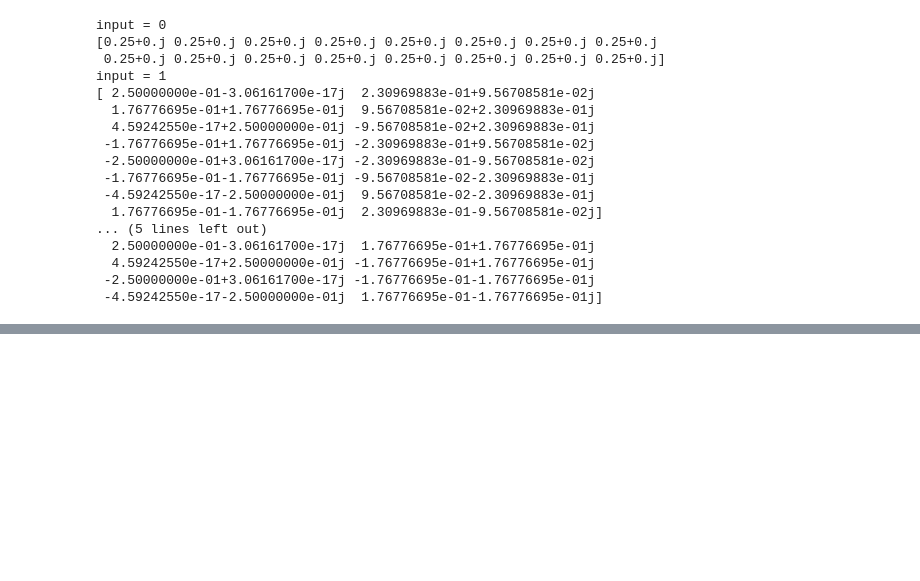
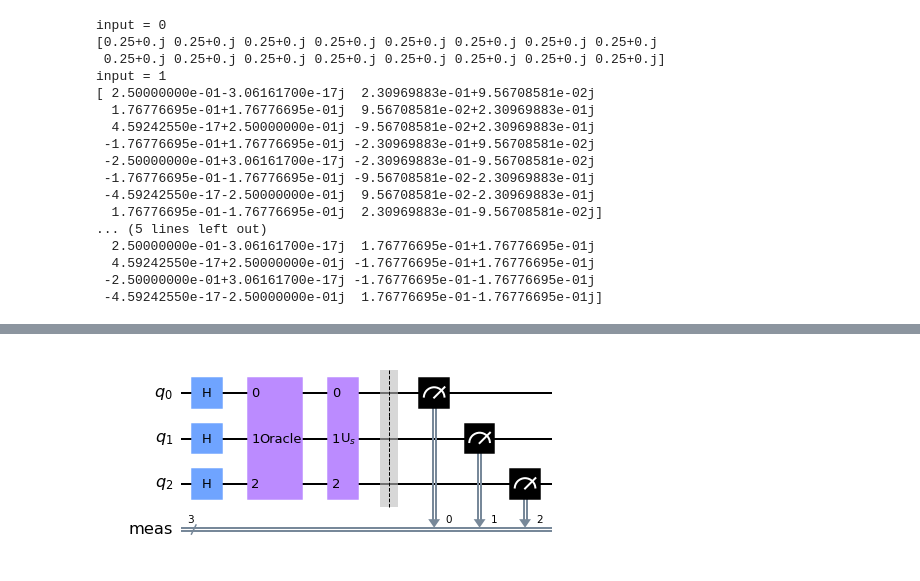
Before and after one commit to maxwindiff/qi, a Jupyter notebook: ch3.ipynb, the cells around one changed output, grey strips where cells are left out. Saved outputs shown, nothing was run; the diff lists cells and outputs as text; code cells hidden in the pictures; blank space fills up the shorter version.

Commit message:
grover

```diff
--- a/ch3.ipynb
+++ b/ch3.ipynb
@@ -343,0 +345,39 @@ for output in counts:
+# %%
+# Grover
+n = 3
+
+def grover_oracle():
+    qc = QuantumCircuit(3)
+    qc.cz(0, 2)
+    qc.cz(1, 2)
+    u = qc.to_gate()
+    u.name = 'Oracle'
+    return u
+
+def diffuser(n):
+    qc = QuantumCircuit(n)
+    qc.h(range(n))
+    qc.x(range(n))
+    qc.h(n-1)
+    qc.mct(list(range(n-1)), n-1)
+    qc.h(n-1)
+    qc.x(range(n))
+    qc.h(range(n))
+    u = qc.to_gate()
+    u.name = "U$_s$"
+    return u
+
+qc = QuantumCircuit(n)
+qc.h(range(n))
+qc.append(grover_oracle(), [0,1,2])
+qc.append(diffuser(n), [0,1,2])
+qc.measure_all()
+qc.draw()
+
+transpiled_grover_circuit = transpile(grover_circuit, aer_sim)
+qobj = assemble(transpiled_grover_circuit)
+results = aer_sim.run(qobj).result()
+counts = results.get_counts()
+plot_histogram(counts)
+# %% [output]
+[figure, added]
```
Also changed, not shown: parts of 3 cells of this notebook.
